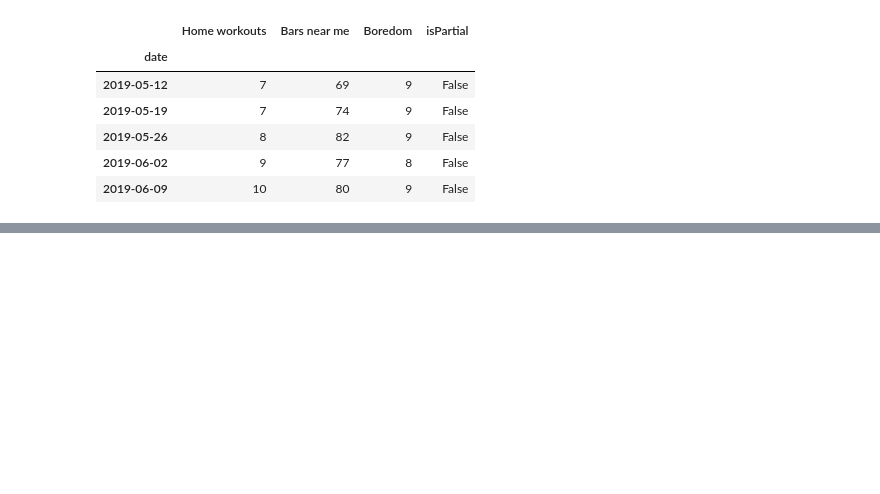
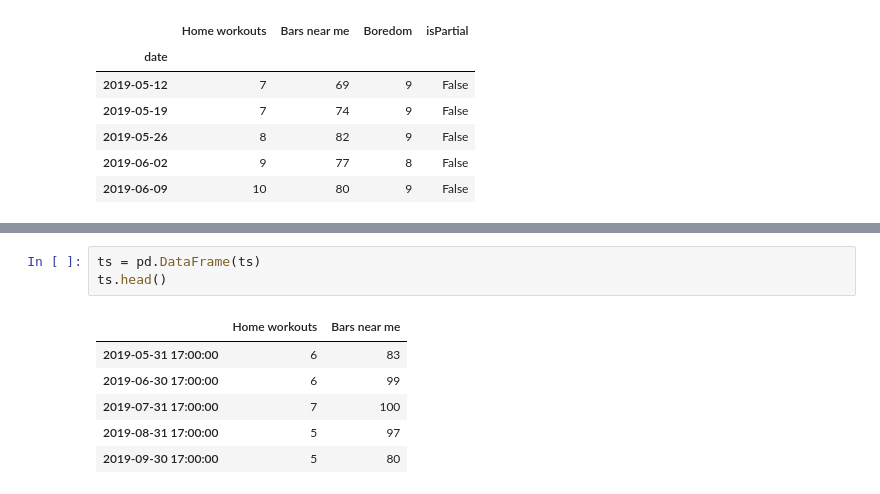
Before and after one commit to TaraWilson17/CoronavirusLifestyleImpacts, a Jupyter notebook: scratchwork/state_level_coronavirus_data.ipynb, the cells around one changed output, grey strips where cells are left out. Cells and saved outputs as stored; diff of their text form; blank space fills up the shorter version.

```diff
--- a/scratchwork/state_level_coronavirus_data.ipynb
+++ b/scratchwork/state_level_coronavirus_data.ipynb
@@ -104,0 +121,10 @@ plt.show()
+# %%
+ts = pd.DataFrame(ts)
+ts.head()
+# %% [output]
+|  | Home workouts | Bars near me |
+| 2019-05-31 17:00:00 | 6 | 83 |
+| 2019-06-30 17:00:00 | 6 | 99 |
+| 2019-07-31 17:00:00 | 7 | 100 |
+| 2019-08-31 17:00:00 | 5 | 97 |
+| 2019-09-30 17:00:00 | 5 | 80 |
```
Also changed, not shown: parts of 8 cells of this notebook.
